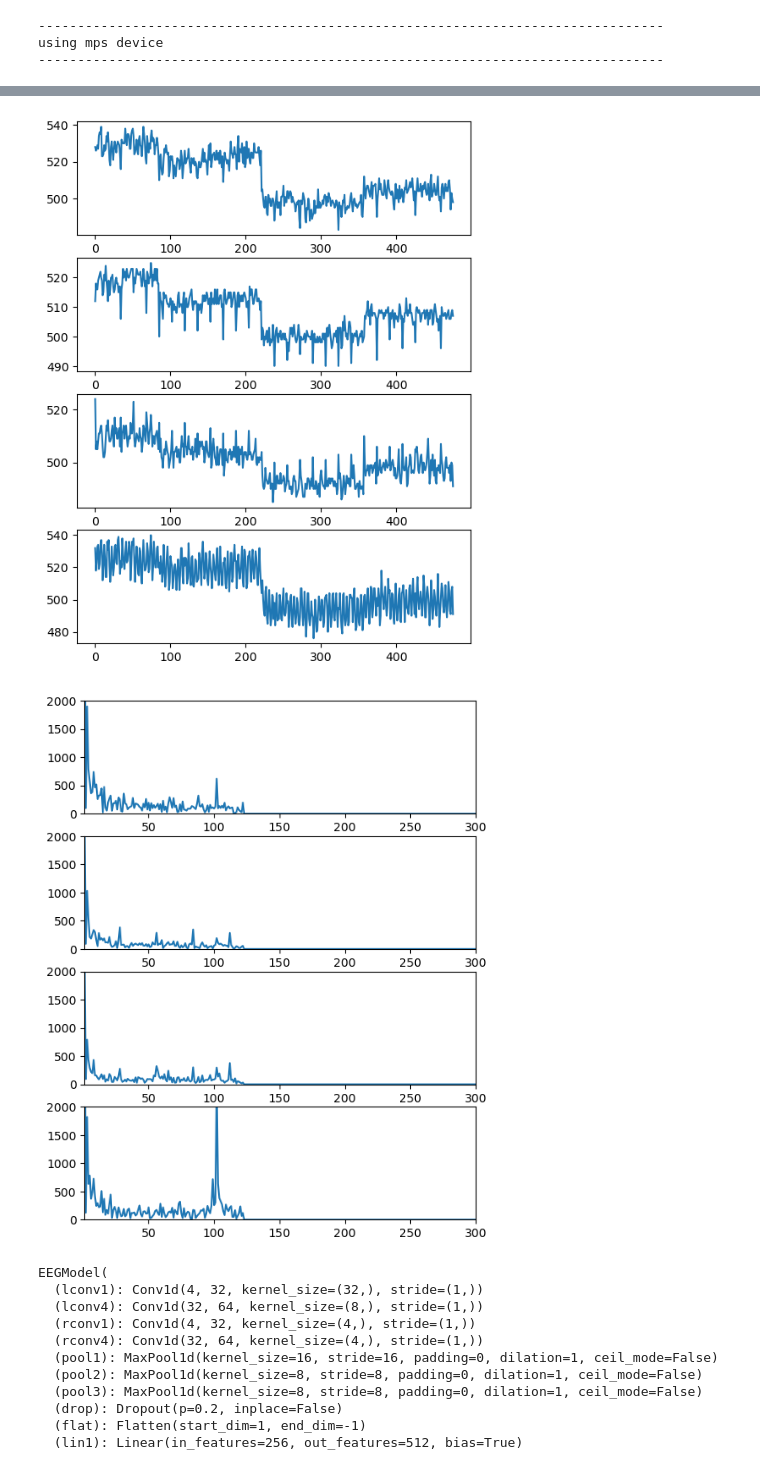
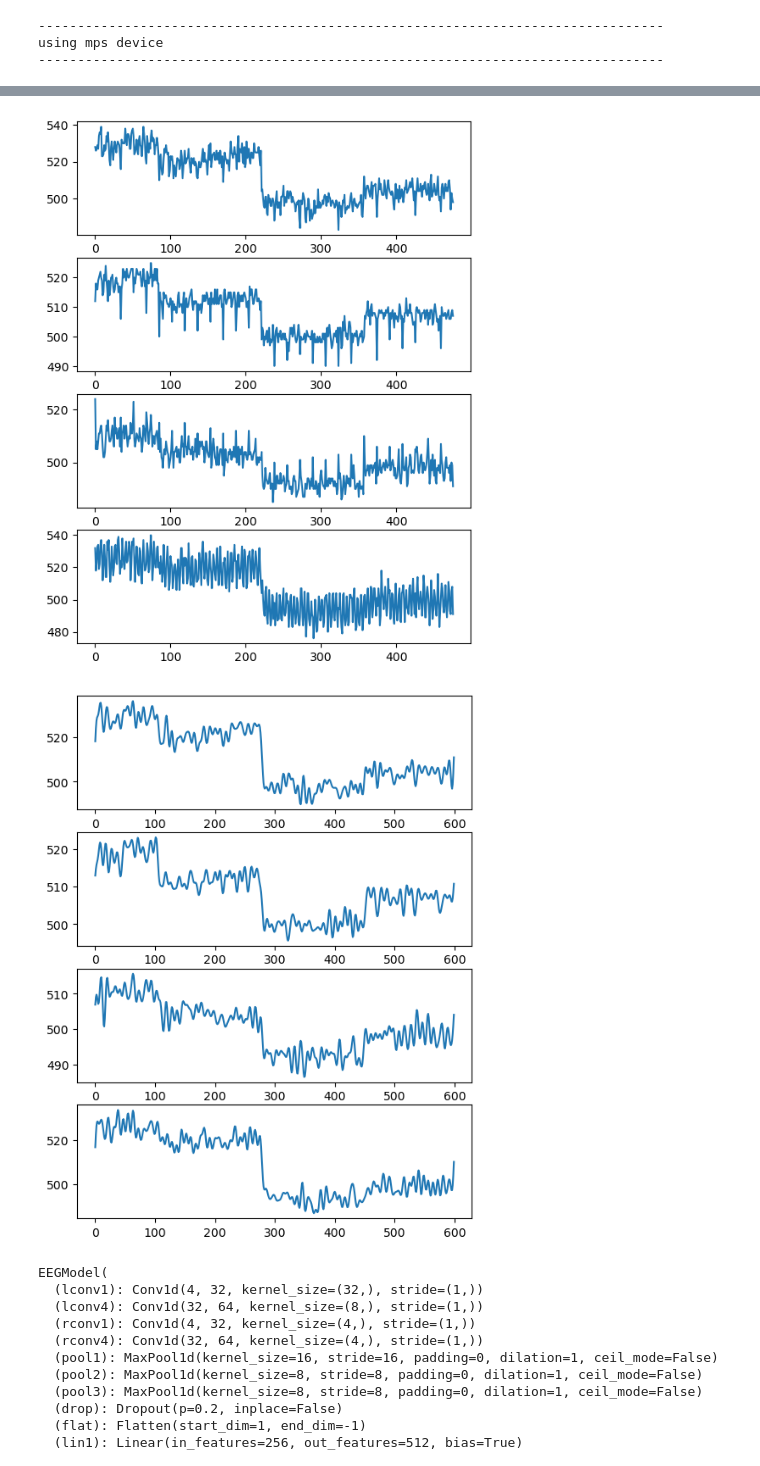
Before and after one commit to noahridge/eeg-mnist, a Jupyter notebook: nb_time_domain.ipynb, the cells around one changed output, grey strips where cells are left out. Drawn from its saved outputs; the diff is of its cells as text; code cells hidden in the pictures.

```diff
--- a/nb_time_domain.ipynb
+++ b/nb_time_domain.ipynb
@@ -95,7 +91,7 @@ with open("MU.txt") as f:
         parsed_lines.append(parsed_line)
 
 
-df  = pd.DataFrame([k.model_dump(exclude = "data") for k in parsed_lines])
+df  = pd.DataFrame([k.model_dump() for k in parsed_lines])
 # %%
 plt_data = df[df["event"]==162527]
 
@@ -105,7 +101,7 @@ print(f"Label  = {plt_data['code'].iloc[0]}")
 
 for idx, ax in enumerate(axes):
     orig_signal = plt_data["data"].iloc[idx]
-    print(f"{orig_signal.shape = }")
+    # print(f"{orig_signal.shape = }")
     ax.plot(orig_signal)
 
 fix,axes = plt.subplots(4, 1, figsize = (6, 8))
@@ -120,23 +116,13 @@ for idx, ax in enumerate(axes):
     # print(freqs)
     # print()
     bandstop_fft = fft
-    bandstop_fft[freqs > 61] = 0
+    bandstop_fft[freqs > 40] = 0
     new_signal = np.fft.irfft(bandstop_fft)
-    print(new_signal.shape)
+    # print(new_signal.shape)
     new_signal = signal.resample(new_signal, 600)
-    new_signal = np.fft.rfft(new_signal)
+    # new_signal = np.fft.rfft(new_signal)
     # if previous is not None:
-    ax.plot(np.abs(new_signal))
+    ax.plot((new_signal))
     # previous = new_signal
-
-    # ax.axvline(64, color = "r")
-    # ax.axvline(64+64, color = "r")
-
-
-
-    ax.set_xlim([1,300])
-    ax.set_ylim([0,2000])
-
-    print(new_signal)
 # %% [output]
 Label  = 2
@@ -159,5 +130,5 @@ Label  = 2
 [figure]
-[figure, old version]
+[figure, new version]
 # %%
 def pad_data(row: torch.Tensor, pad_len:int):
 
```
Also changed, not shown: parts of 3 cells of this notebook, 1 other file.
